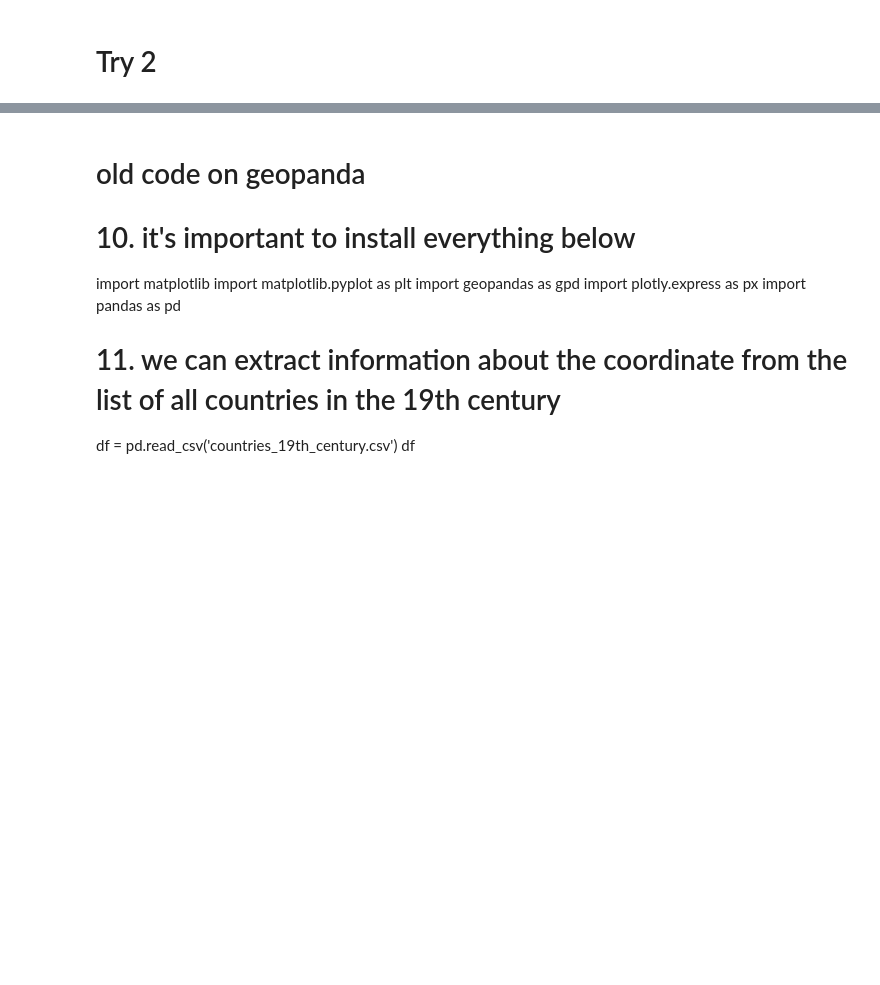
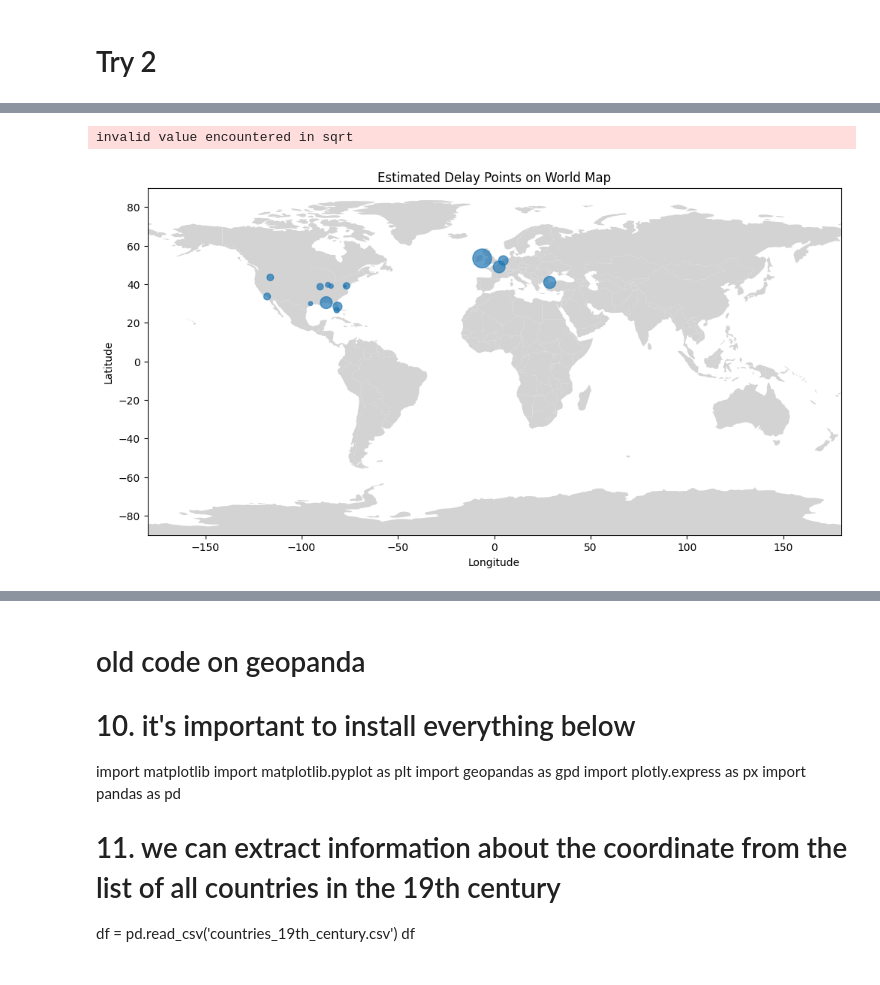
Before and after one commit to lse-ds105/ds105a-project-turkey-duck-and-fish, a Jupyter notebook: Code(src)/pplot-jan27.ipynb, the cells around one changed output, grey strips where cells are left out. Drawn from its saved outputs; the diff is of its cells as text; code cells hidden in the pictures; blank space fills up the shorter version.

Commit message:
kylin's geopanda changes friday feb 2

```diff
--- a/Code(src)/pplot-jan27.ipynb
+++ b/Code(src)/pplot-jan27.ipynb
@@ -490,0 +568,27 @@ Text(0.5, 1.0, 'World countries')
+# %%
+# (in progress) world map with a dot
+import geopandas as gpd
+import matplotlib.pyplot as plt
+
+# Assuming you have the 'worldmap' and 'result_df' DataFrames
+
+# Merge the world map with the result_df based on latitude and longitude
+globe_df = gpd.GeoDataFrame(merged_df, geometry=gpd.points_from_xy(merged_df['longitude'], merged_df['latitude']))
+
+# Plot the world map
+fig, ax = plt.subplots(figsize=(12, 6))
+worldmap.plot(color="lightgrey", ax=ax)
+
+# Plot the points with different colors based on the magnitude of estimatedDelay
+globe_df.plot(ax=ax, markersize=merged_df['estimatedDelay']*2, alpha=0.7, legend=True)
+
+# Creating axis limits and title
+plt.xlim([-180, 180])
+plt.ylim([-90, 90])
+plt.xlabel("Longitude")
+plt.ylabel("Latitude")
+plt.title("Estimated Delay Points on World Map")
+plt.show()
+# %% [output]
+invalid value encountered in sqrt
+[figure, added]
```
Also changed, not shown: parts of 33 cells of this notebook, 3 other files.
